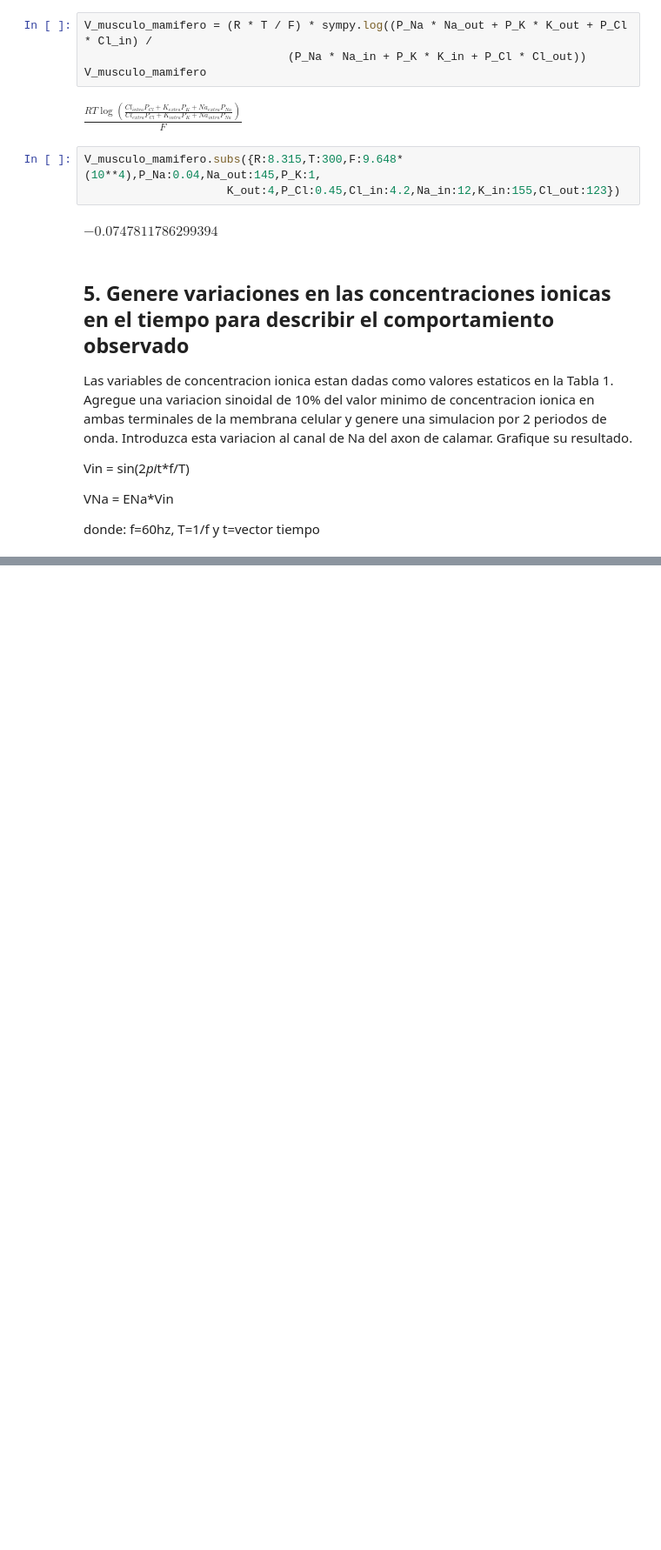
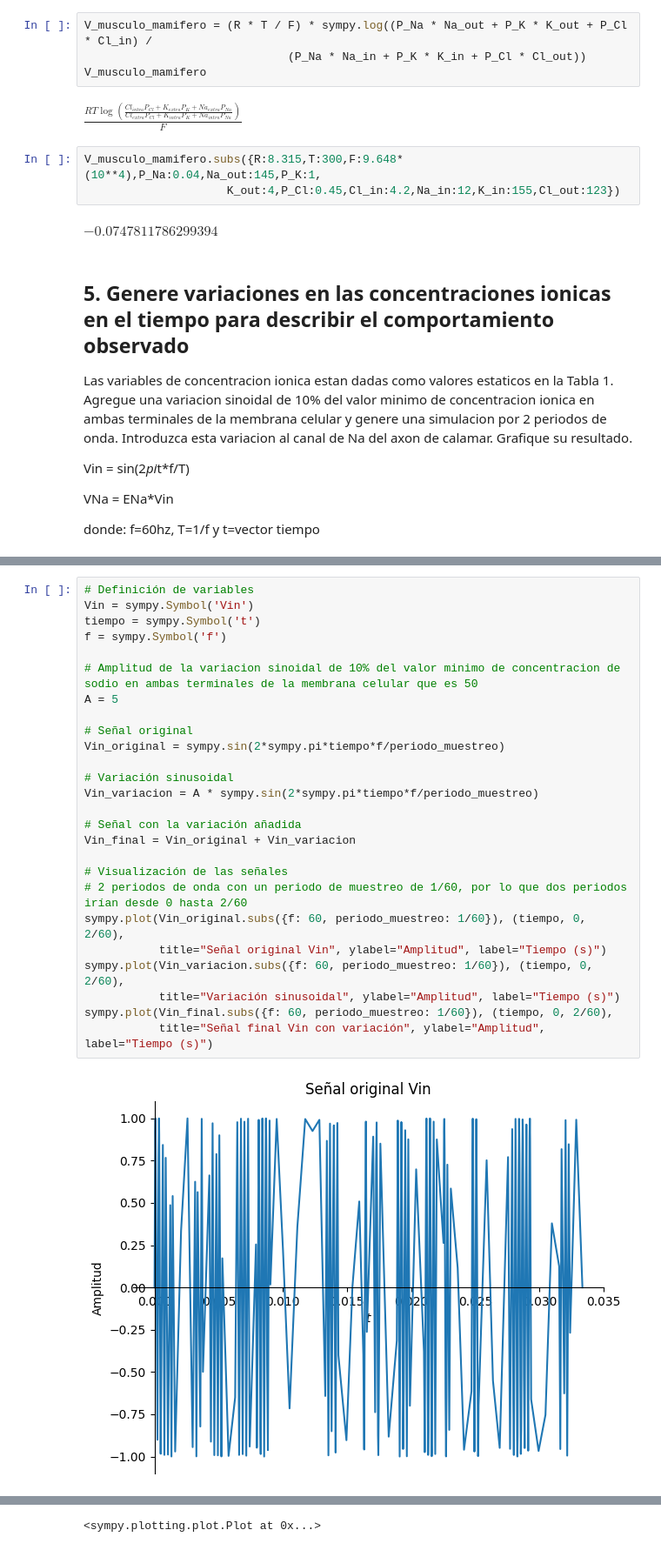
Before and after one commit to Isaacguto02/Fenomenos-Bioelectricos, a Jupyter notebook: Copy_of_FBAct_1_Programacion_simbolica.ipynb, the cells around one changed output, grey strips where cells are left out. Shown at 87% size. Drawn from its saved outputs; the diff is of its cells as text; blank space fills up the shorter version.

```diff
--- a/Copy_of_FBAct_1_Programacion_simbolica.ipynb
+++ b/Copy_of_FBAct_1_Programacion_simbolica.ipynb
@@ -343,0 +229,28 @@ sympy.plot(V_Na_intra.subs({Na_in_intra:1,Na_out:50,frecuencia_intra:60,periodo_
+# %%
+# Definición de variables
+Vin = sympy.Symbol('Vin')
+tiempo = sympy.Symbol('t')
+f = sympy.Symbol('f')
+
+# Amplitud de la variacion sinoidal de 10% del valor minimo de concentracion de sodio en ambas terminales de la membrana celular que es 50
+A = 5
+
+# Señal original
+Vin_original = sympy.sin(2*sympy.pi*tiempo*f/periodo_muestreo)
+
+# Variación sinusoidal
+Vin_variacion = A * sympy.sin(2*sympy.pi*tiempo*f/periodo_muestreo)
+
+# Señal con la variación añadida
+Vin_final = Vin_original + Vin_variacion
+
+# Visualización de las señales
+# 2 periodos de onda con un periodo de muestreo de 1/60, por lo que dos periodos irían desde 0 hasta 2/60
+sympy.plot(Vin_original.subs({f: 60, periodo_muestreo: 1/60}), (tiempo, 0, 2/60),
+           title="Señal original Vin", ylabel="Amplitud", label="Tiempo (s)")
+sympy.plot(Vin_variacion.subs({f: 60, periodo_muestreo: 1/60}), (tiempo, 0, 2/60),
+           title="Variación sinusoidal", ylabel="Amplitud", label="Tiempo (s)")
+sympy.plot(Vin_final.subs({f: 60, periodo_muestreo: 1/60}), (tiempo, 0, 2/60),
+           title="Señal final Vin con variación", ylabel="Amplitud", label="Tiempo (s)")
+# %% [output]
+[figure, added]
@@ -343,0 +259 @@ sympy.plot(V_Na_intra.subs({Na_in_intra:1,Na_out:50,frecuencia_intra:60,periodo_
+<sympy.plotting.plot.Plot at 0x...>
```
Also changed, not shown: parts of 6 cells of this notebook.
